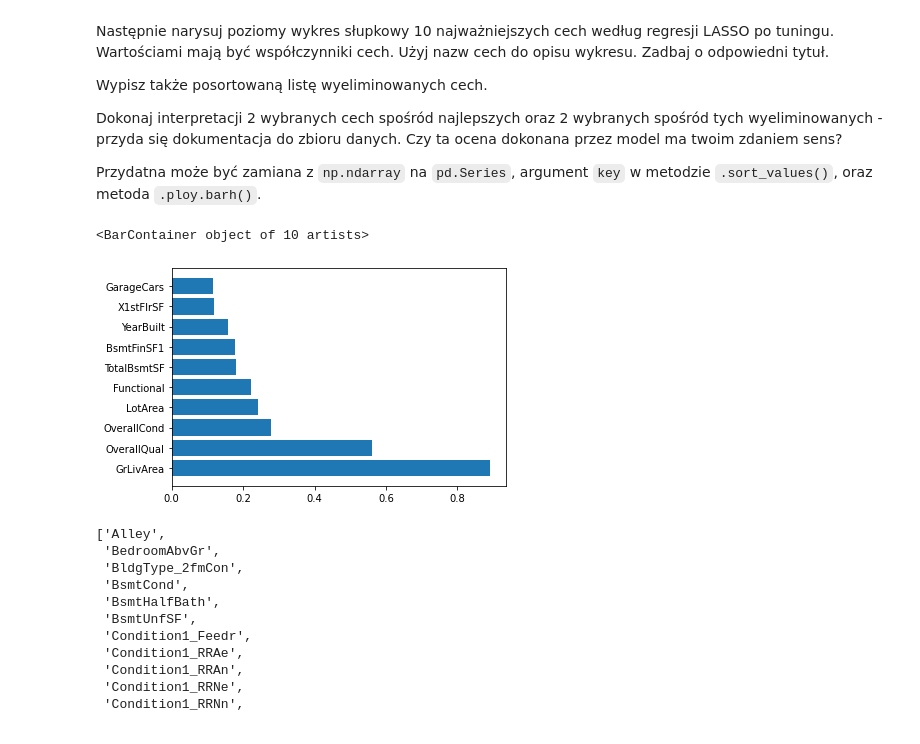
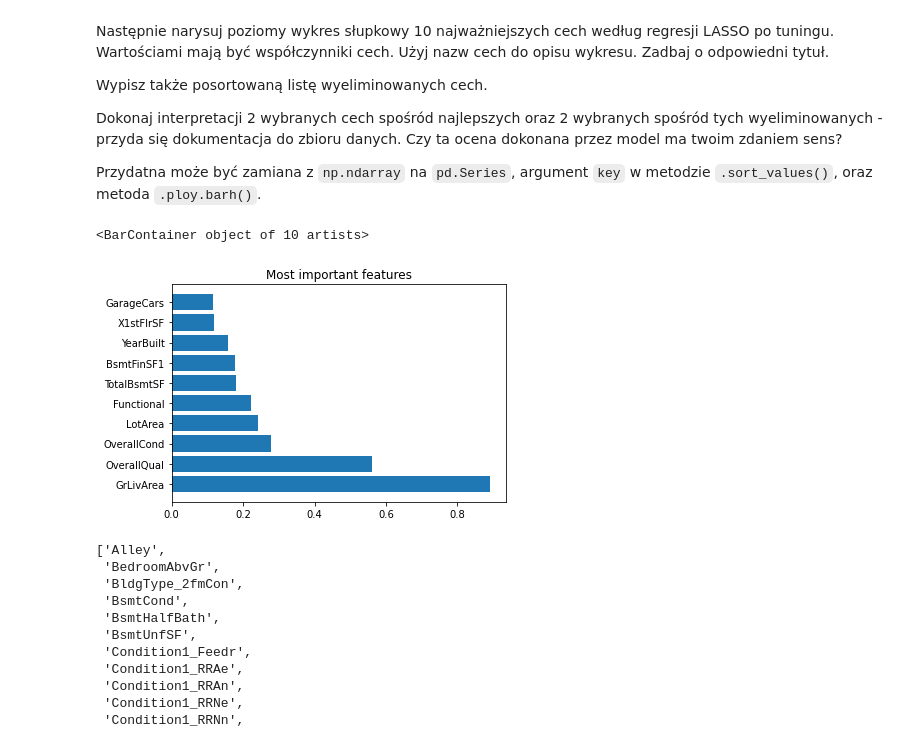
Before and after one commit to pweglik/pum, a Jupyter notebook: lab1/lab1.ipynb, the cells around one changed output. Drawn from its saved outputs; the diff is of its cells as text; code cells hidden in the pictures.

```diff
--- a/lab1/lab1.ipynb
+++ b/lab1/lab1.ipynb
@@ -644,18 +644,25 @@ Przydatna może być zamiana z `np.ndarray` na `pd.Series`, argument `key` w met
 # %%
 def remove_prefix(text, prefix):
     if text.startswith(prefix):
-        return text[len(prefix):]
+        return text[len(prefix) :]
     return text
 
-column_names = [remove_prefix(col_name, "categorical__") for col_name in column_transformer.get_feature_names_out()]
-column_names = [remove_prefix(col_name, 'numerical__') for col_name in column_names]
+
+column_names = [
+    remove_prefix(col_name, "categorical__")
+    for col_name in column_transformer.get_feature_names_out()
+]
+column_names = [remove_prefix(col_name, "numerical__") for col_name in column_names]
 # %%
-sorted_coefs = sorted(zip(column_names, pd.Series(reg_lasso_cv.coef_)), key=lambda x: x[1], reverse=True)
+sorted_coefs = sorted(
+    zip(column_names, pd.Series(reg_lasso_cv.coef_)), key=lambda x: x[1], reverse=True
+)
 # %%
+plt.title("Most important features")
 plt.barh([el[0] for el in sorted_coefs[:10]], [el[1] for el in sorted_coefs[:10]])
 # %% [output]
 <BarContainer object of 10 artists>
-[figure, old version]
+[figure, new version]
 # %%
 sorted([el[0] for el in sorted_coefs if el[1] == 0])
 # %% [output]
```
Also changed, not shown: parts of 19 cells of this notebook.
